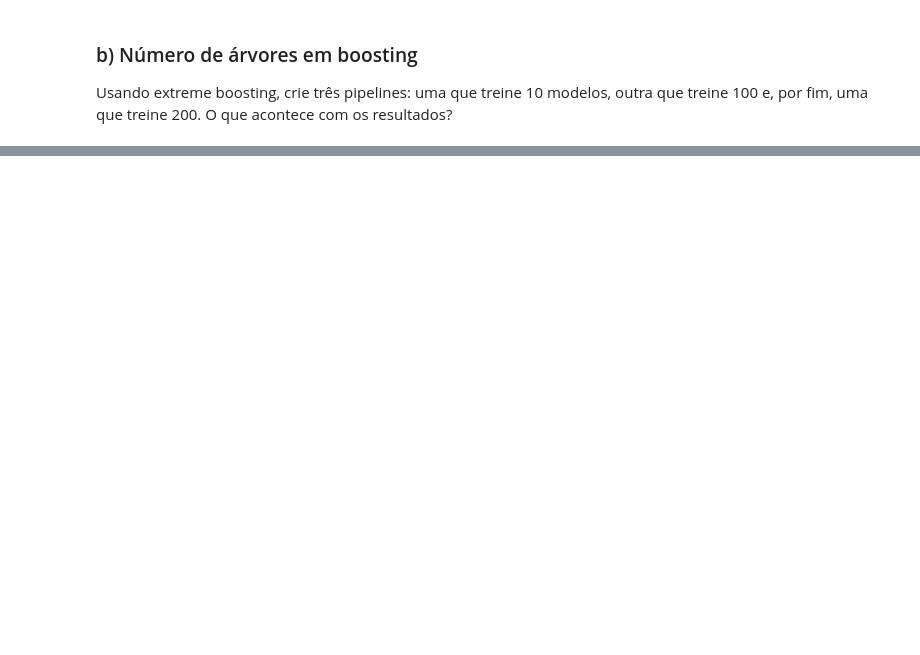
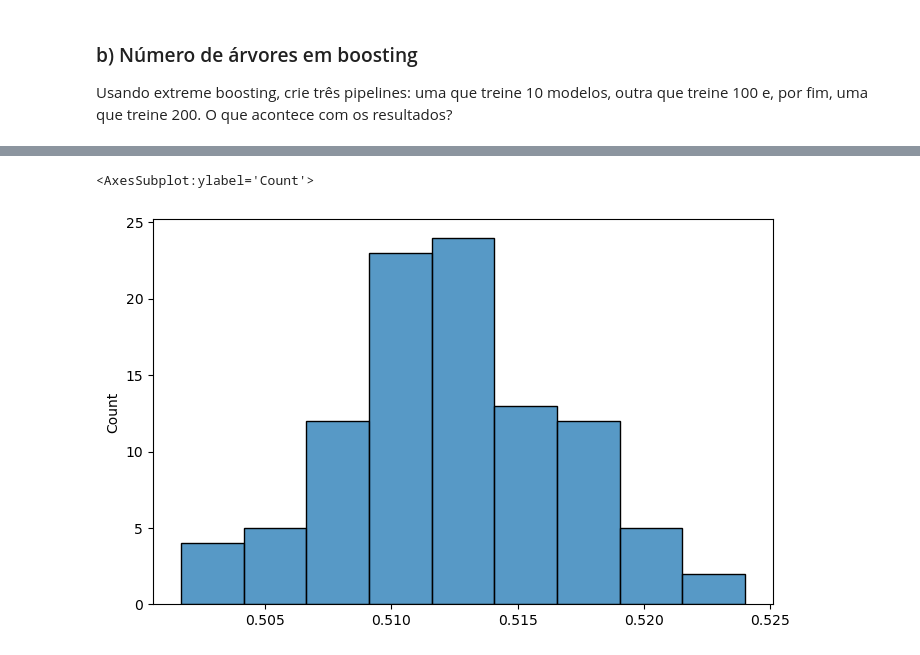
Before and after one commit to yltaba/dcp-machine-learning, a Jupyter notebook: aula_7/exercicios_aula_7.ipynb, the cells around one changed output, grey strips where cells are left out. Drawn from its saved outputs; the diff is of its cells as text; code cells hidden in the pictures; blank space fills up the shorter version.

```diff
--- a/aula_7/exercicios_aula_7.ipynb
+++ b/aula_7/exercicios_aula_7.ipynb
@@ -113,0 +231,5 @@ Usando extreme boosting, crie três pipelines: uma que treine 10 modelos, outra
+# %%
+sns.histplot(xgb_100)
+# %% [output]
+<AxesSubplot:ylabel='Count'>
+[figure, added]
```
Also changed, not shown: parts of 17 cells of this notebook, 1 other file.
